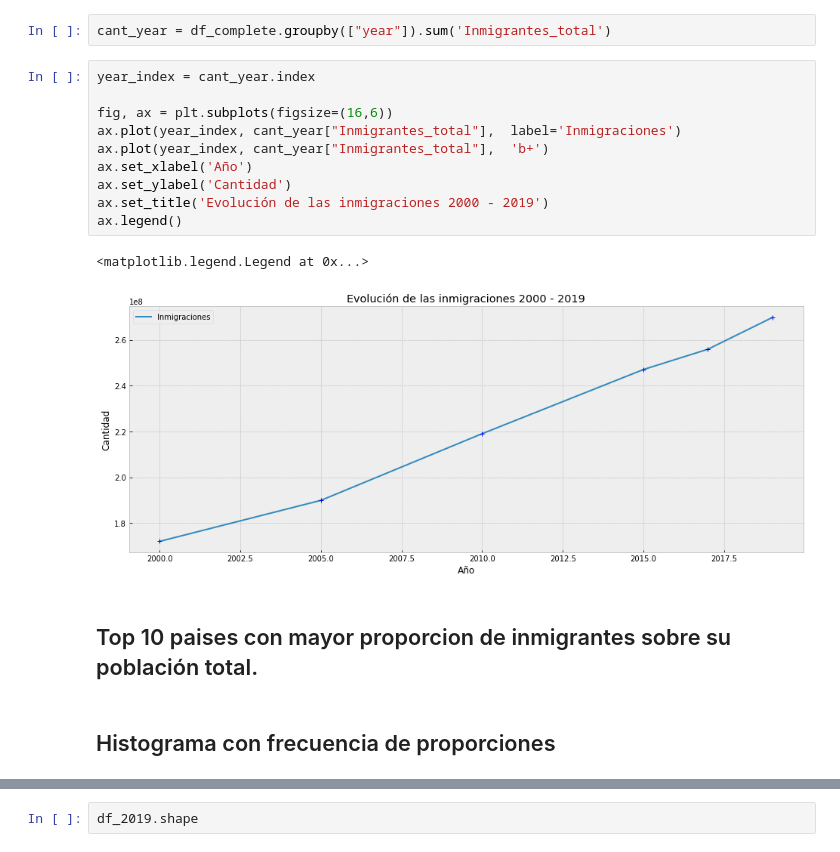
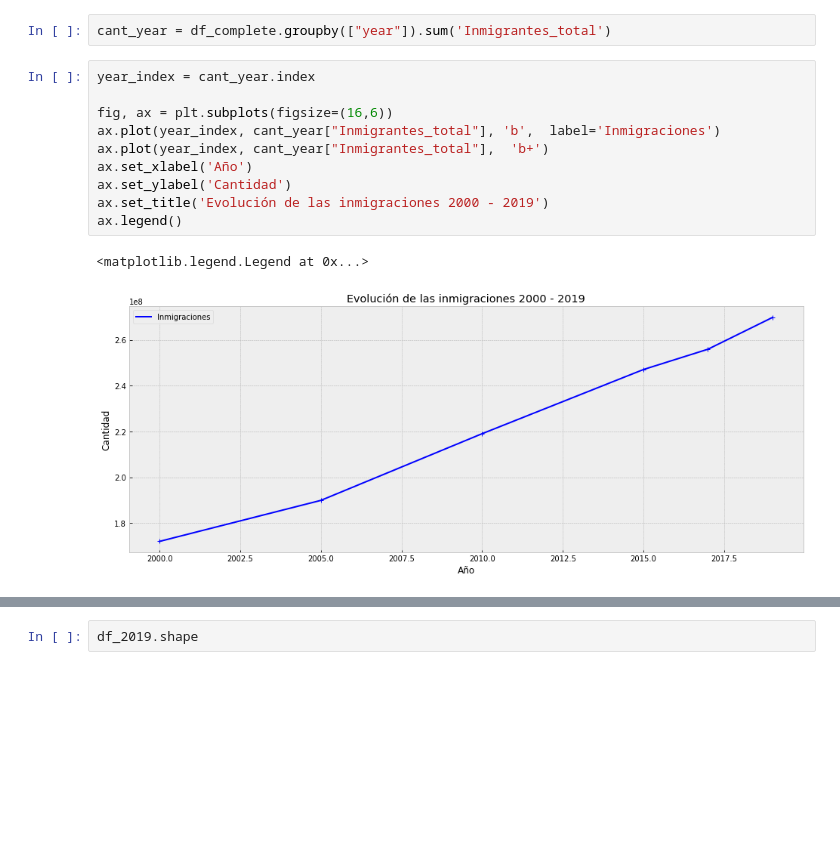
Before and after one commit to ispc-programador2022/TSSSM5, a Jupyter notebook: Scraping/Informe.ipynb, the cells around one changed output, grey strips where cells are left out. Cells and saved outputs as stored; diff of their text form; blank space fills up the shorter version.

```diff
--- a/Scraping/Informe.ipynb
+++ b/Scraping/Informe.ipynb
@@ -111,17 +113,13 @@ cant_year = df_complete.groupby(["year"]).sum('Inmigrantes_total')
 # %%
 year_index = cant_year.index
 
 fig, ax = plt.subplots(figsize=(16,6))
-ax.plot(year_index, cant_year["Inmigrantes_total"],  label='Inmigraciones')
+ax.plot(year_index, cant_year["Inmigrantes_total"], 'b',  label='Inmigraciones')
 ax.plot(year_index, cant_year["Inmigrantes_total"],  'b+')
 ax.set_xlabel('Año')
 ax.set_ylabel('Cantidad')
 ax.set_title('Evolución de las inmigraciones 2000 - 2019')
 ax.legend()
 # %% [output]
 <matplotlib.legend.Legend at 0x...>
-[figure, old version]
+[figure, new version]
-# %% [markdown]
-## Top 10 paises con mayor proporcion de inmigrantes sobre su población total.
-# %% [markdown]
-## Histograma con frecuencia de proporciones
```
Also changed, not shown: parts of 14 cells of this notebook.
